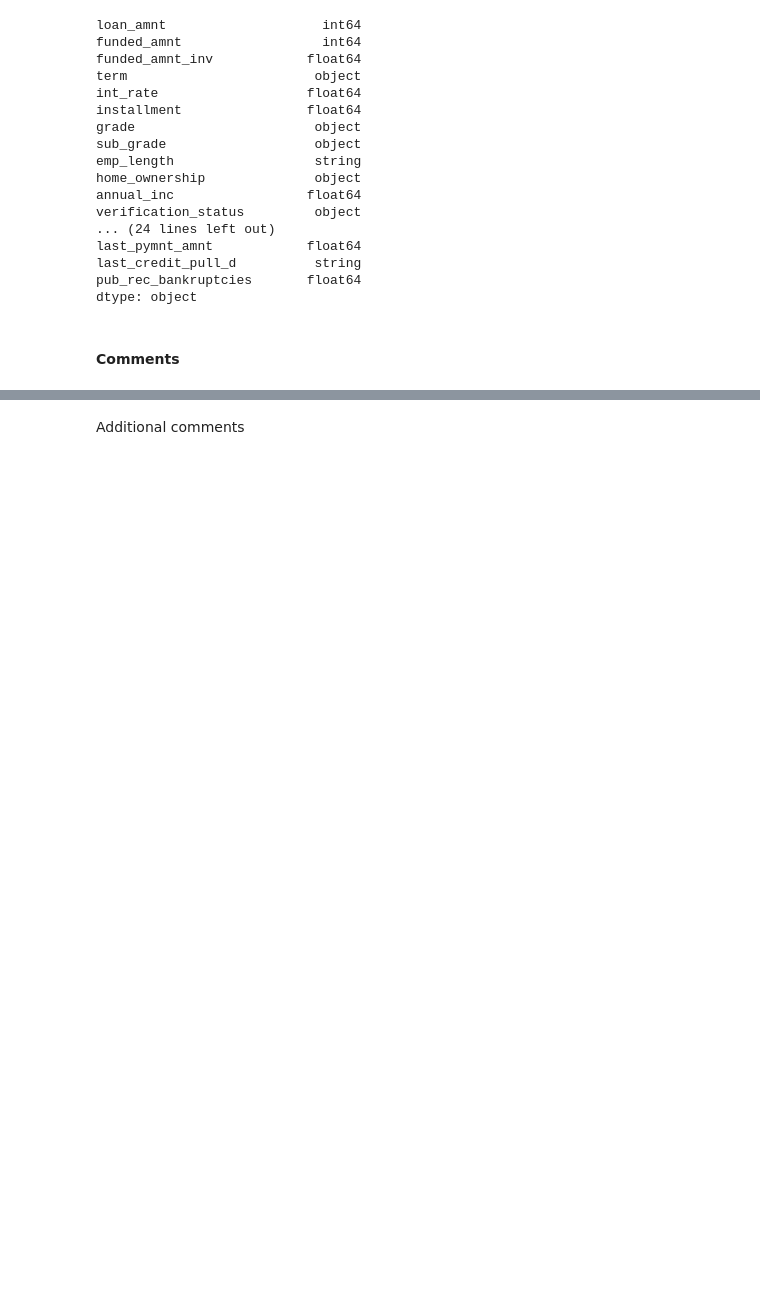
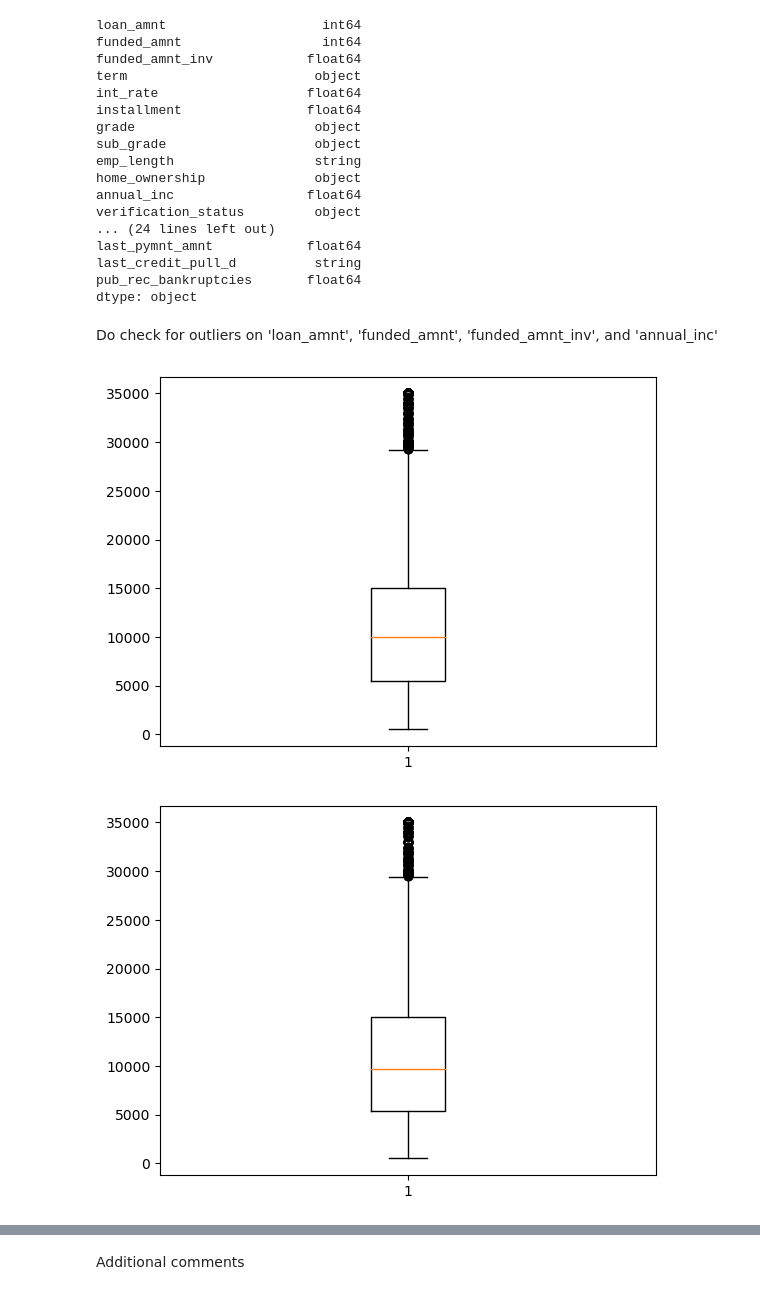
Before and after one commit to Aswani-ReddyKV/LendingClubCaseStudy, a Jupyter notebook: LendingClubCaseStudy.ipynb, the cells around one changed output, grey strips where cells are left out. Saved outputs shown, nothing was run; the diff lists cells and outputs as text; code cells hidden in the pictures; blank space fills up the shorter version.

Commit message:
Added code related to analysis of of few columns using plot

```diff
--- a/LendingClubCaseStudy.ipynb
+++ b/LendingClubCaseStudy.ipynb
@@ -150,2 +213,0 @@ lendingDF.info()
-# %% [markdown]
-#### Comments
@@ -153,0 +214,11 @@ lendingDF.info()
+# %% [markdown]
+Do check for outliers on 'loan_amnt', 'funded_amnt', 'funded_amnt_inv', and 'annual_inc'
+# %%
+outlier_check_col = ['loan_amnt', 'funded_amnt', 'funded_amnt_inv', 'annual_inc']
+#outlier_check_col = ['loan_amnt', 'annual_inc']
+for colName in outlier_check_col:
+    plt.boxplot(lendingDF[colName])
+    plt.show()
+# %% [output]
+[figure, added]
+[figure, added]
```
Also changed, not shown: parts of 23 cells of this notebook.
